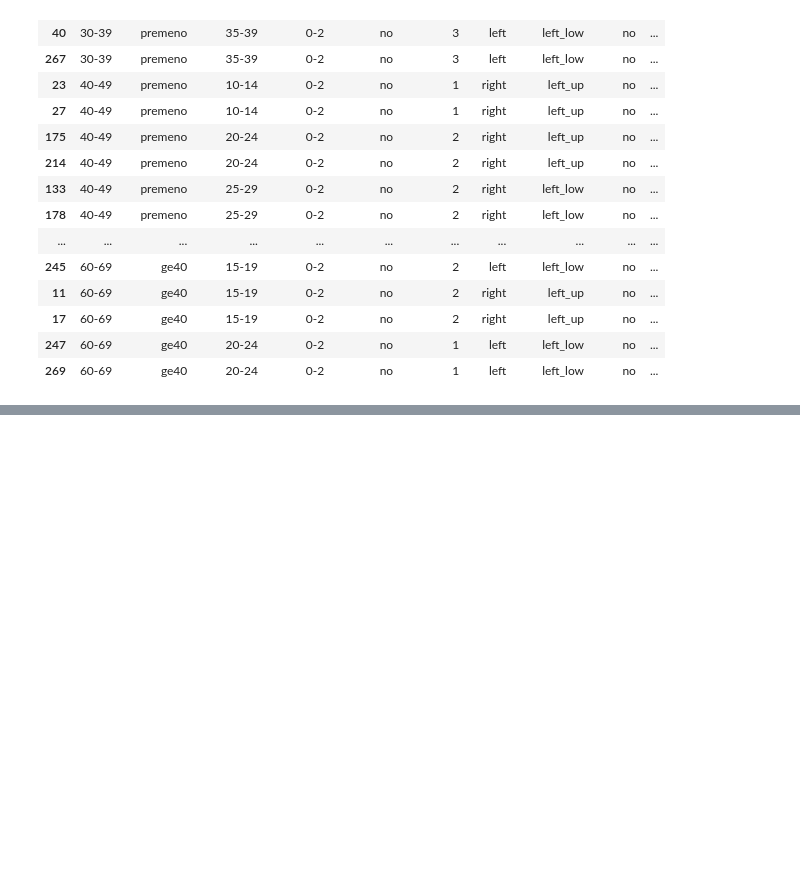
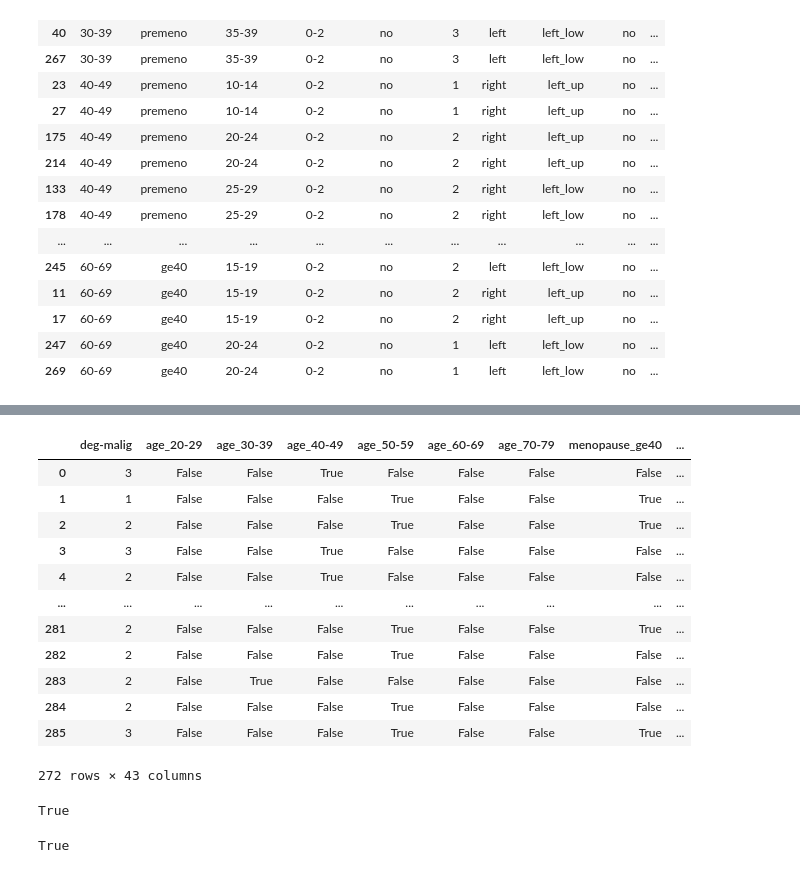
Before and after one commit to josephgitau/September-intake, a Jupyter notebook: EDA.ipynb, the cells around one changed output, grey strips where cells are left out. Drawn from its saved outputs; the diff is of its cells as text; code cells hidden in the pictures; blank space fills up the shorter version.

```diff
--- a/EDA.ipynb
+++ b/EDA.ipynb
@@ -183,0 +247,3 @@ df = df.drop_duplicates()
+# %%
+# convert values in the deg-malig to be int from string
+df['deg-malig'] = df['deg-malig'].astype(int)
@@ -183,0 +285,26 @@ df = df.drop_duplicates()
+# %%
+# encode the data
+
+pd.get_dummies(df)
+# %% [output]
+|  | deg-malig | age_20-29 | age_30-39 | age_40-49 | age_50-59 | age_60-69 | age_70-79 | menopause_ge40 | ... |
+| 0 | 3 | False | False | True | False | False | False | False | ... |
+| 1 | 1 | False | False | False | True | False | False | True | ... |
+| 2 | 2 | False | False | False | True | False | False | True | ... |
+| 3 | 3 | False | False | True | False | False | False | False | ... |
+| 4 | 2 | False | False | True | False | False | False | False | ... |
+| ... | ... | ... | ... | ... | ... | ... | ... | ... | ... |
+| 281 | 2 | False | False | False | True | False | False | True | ... |
+| 282 | 2 | False | False | False | True | False | False | False | ... |
+| 283 | 2 | False | True | False | False | False | False | False | ... |
+| 284 | 2 | False | False | False | True | False | False | False | ... |
+| 285 | 3 | False | False | False | True | False | False | True | ... |
+272 rows × 43 columns
+# %%
+True == 1
+# %% [output]
+True
+# %%
+False == 0
+# %% [output]
+True
```
Also changed, not shown: parts of 11 cells of this notebook.
